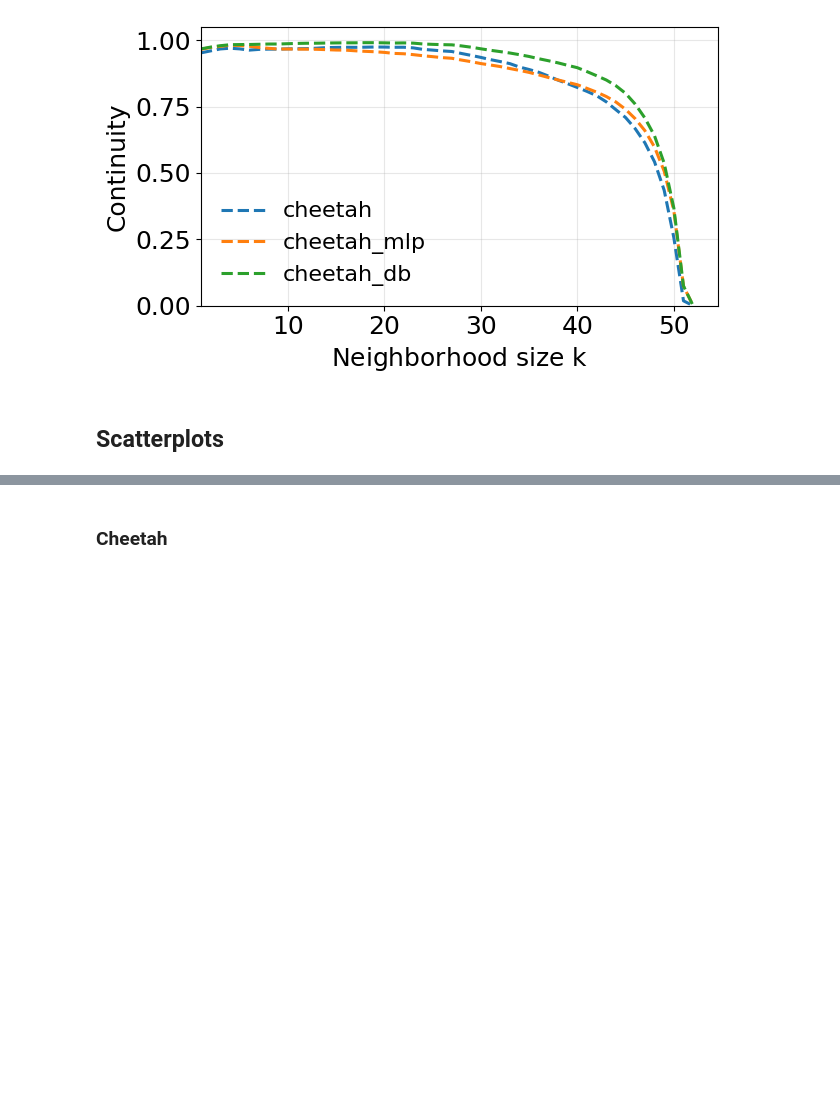
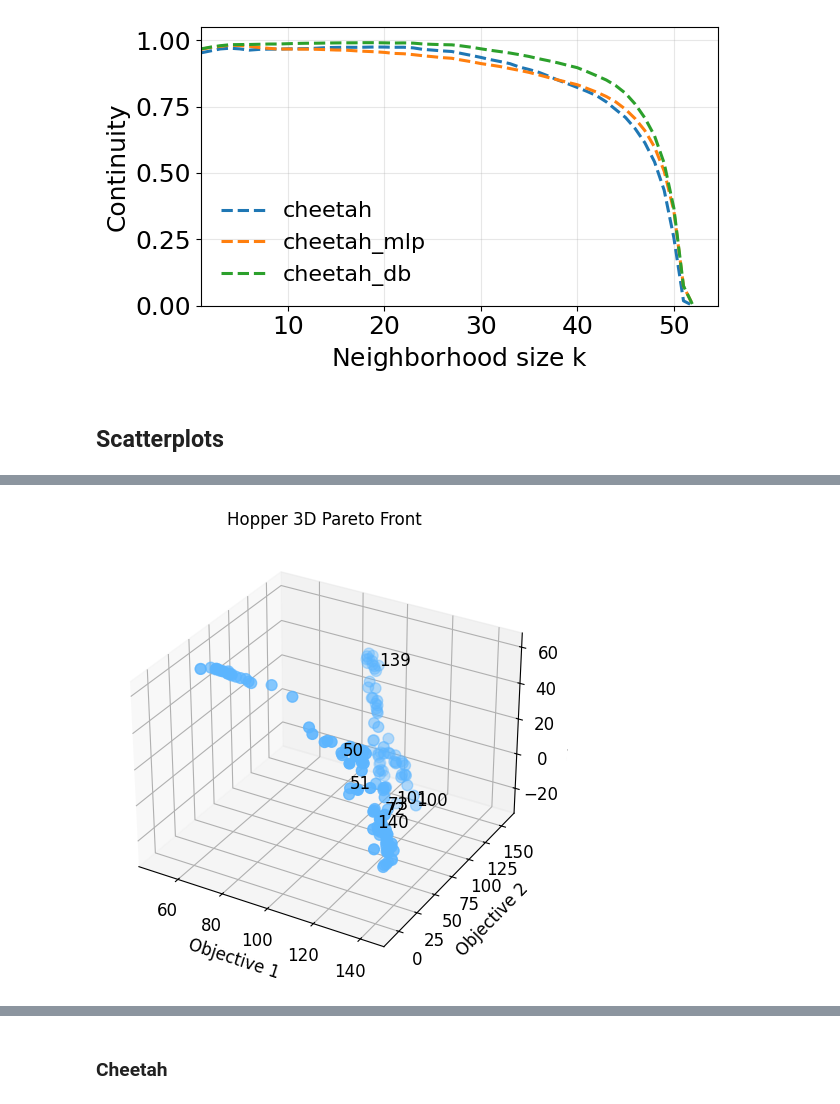
Before and after one commit to ffelten/Behavior-vs-Objective-Space, a Jupyter notebook: morl_behavior_objective/analysis/analysis_others.ipynb, the cells around one changed output, grey strips where cells are left out. Saved outputs shown, nothing was run; the diff lists cells and outputs as text; code cells hidden in the pictures; blank space fills up the shorter version.

```diff
--- a/morl_behavior_objective/analysis/analysis_others.ipynb
+++ b/morl_behavior_objective/analysis/analysis_others.ipynb
@@ -668,0 +788,83 @@ TypeError: list indices must be integers or slices, not str
+# %%
+# Hopper
+mpl.rcParams.update({
+    "text.usetex": False,
+    "font.size": 12,          # base font size
+    "axes.titlesize": 12,
+    "axes.labelsize": 12,
+    "xtick.labelsize": 12,
+    "ytick.labelsize": 12,
+    "legend.fontsize": 12
+})
+
+
+
+fig = plt.figure(figsize=(5, 5))
+ax = fig.add_subplot(111, projection="3d")
+
+
+
+ax.scatter(
+    sorted_pf_hopper_3d[:, 0],
+    sorted_pf_hopper_3d[:, 1],
+    sorted_pf_hopper_3d[:, 2],
+    c=colors[0],
+    s=60
+)
+
+ax.set_xlabel("Objective 1", labelpad=6)
+ax.set_ylabel("Objective 2", labelpad=6)
+ax.set_zlabel("Objective 3", labelpad=6)
+
+ax.set_title("Hopper 3D Pareto Front", pad=10)
+
+for i in range(len(sorted_pf_hopper_3d)):
+    if i in {72, 73, 100, 101, 50, 51, 139, 140}:
+        ax.text(
+            sorted_pf_hopper_3d[i, 0],
+            sorted_pf_hopper_3d[i, 1],
+            sorted_pf_hopper_3d[i, 2],
+            str(i),
+
+            color="k"
+        )
+
+plt.tight_layout()
+plt.savefig(
+    f"hopper_3d_pf.pdf",
+    format="pdf",
+    bbox_inches="tight"
+)
+plt.show()
+
+plt.figure(figsize=(5, 5))
+
+plt.scatter(
+    d_objs_hopper_3d,
+    emb_dst_hopper_3d_mean,
+    c=colors[0],
+    s=60
+)
+
+plt.xlabel("Objective Space Distance")
+plt.ylabel("Embedding Space Distance")
+plt.title("Hopper Transformer")
+
+plt.grid(True, linestyle=":")
+
+for i in range(len(d_objs_hopper_3d)):
+    if i in {72, 100, 50, 139}:
+        plt.annotate(
+            f"{i} → {i + 1}",
+            (d_objs_hopper_3d[i], emb_dst_hopper_3d_mean[i])
+        )
+
+plt.tight_layout()
+plt.savefig(
+    f"hopper_3d_dst_mean.pdf",
+    format="pdf",
+    bbox_inches="tight"
+)
+plt.show()
+# %% [output]
+[figure, added]
```
Also changed, not shown: parts of 9 cells of this notebook.
